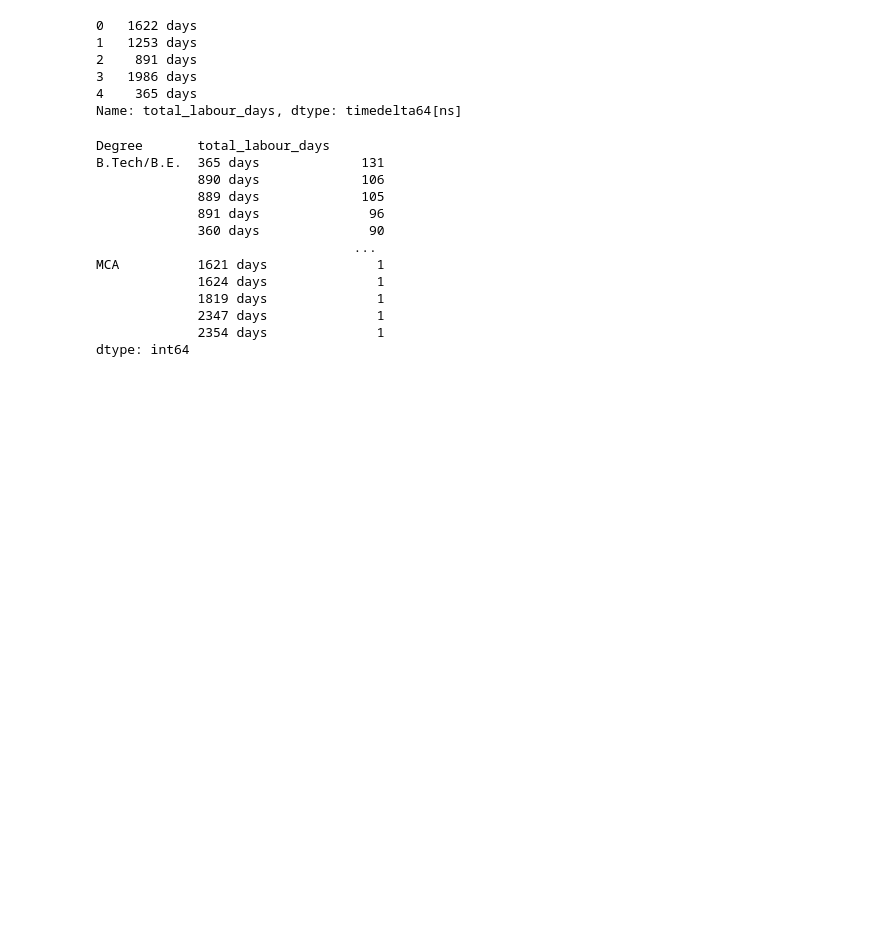
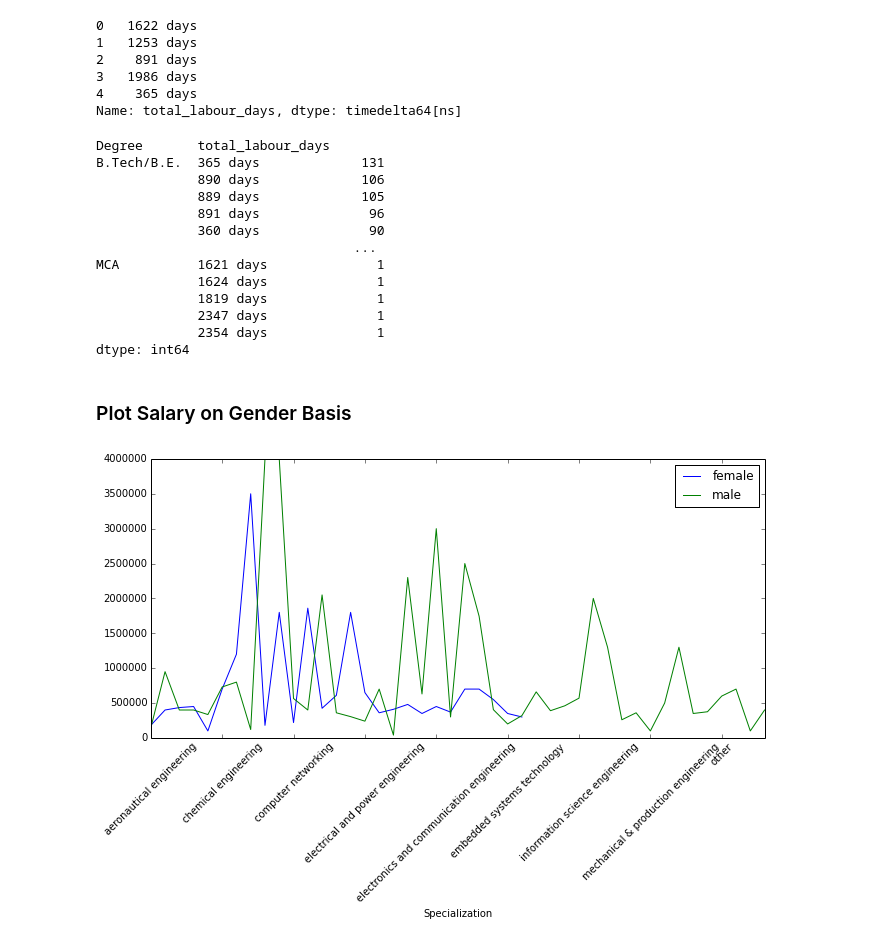
Before and after one commit to sijanonly/pandas-and-scikit-handson, a Jupyter notebook: pandas-handson/06. Labour Market Analysis - 1.ipynb, the cells around one changed output. Drawn from its saved outputs; the diff is of its cells as text; code cells hidden in the pictures; blank space fills up the shorter version.

```diff
--- a/pandas-handson/06. Labour Market Analysis - 1.ipynb
+++ b/pandas-handson/06. Labour Market Analysis - 1.ipynb
@@ -412,3 +485,18 @@ MCA          1621 days              1
              2347 days              1
              2354 days              1
 dtype: int64
+# %% [markdown]
+### Plot Salary on Gender Basis
+# %%
+
+male_salary = labour_data[labour_data['Gender'] == 'm']
+female_salary = labour_data[labour_data['Gender'] == 'f']
+male_salary_by_specialization = male_salary.groupby('Specialization')['Salary'].max()
+female_salary_by_specialization = female_salary.groupby('Specialization')['Salary'].max()
+plt.figure(num=None, figsize=(11, 5), dpi=80, facecolor='w', edgecolor='k')
+female_salary_by_specialization.plot(label='female',rot=45)
+male_salary_by_specialization.plot(label='male',rot=45)
+plt.legend()
+plt.show()
+# %% [output]
+[figure, added]
```
Also changed, not shown: parts of 10 cells of this notebook, 2 other files.
